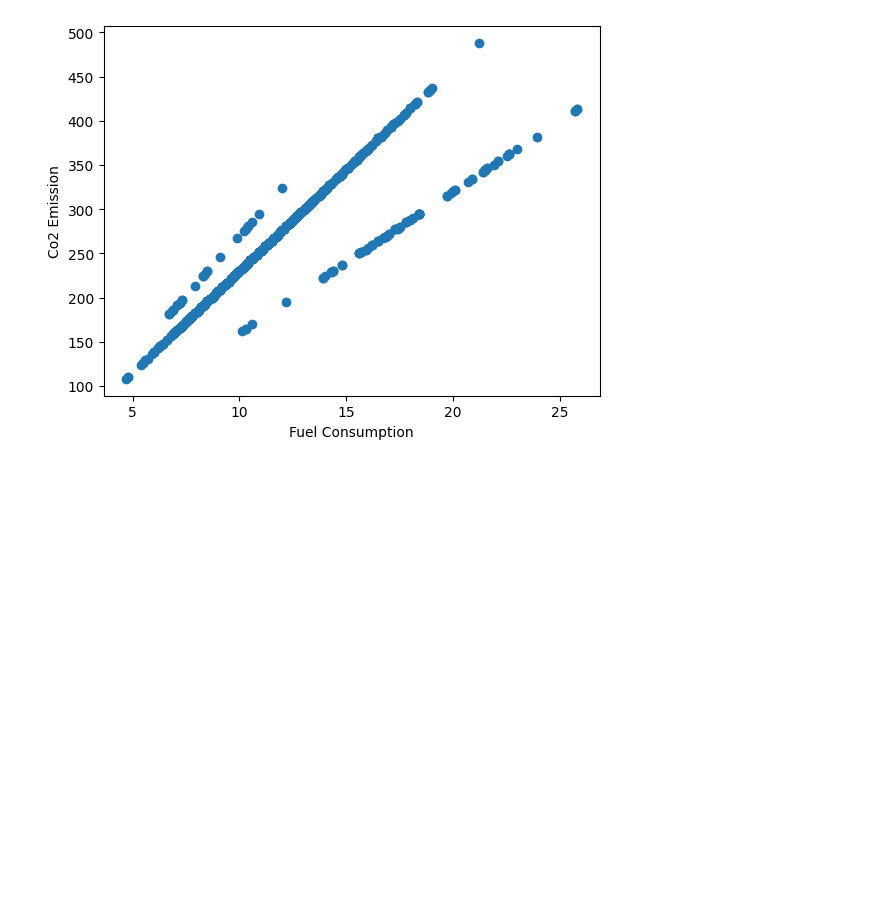
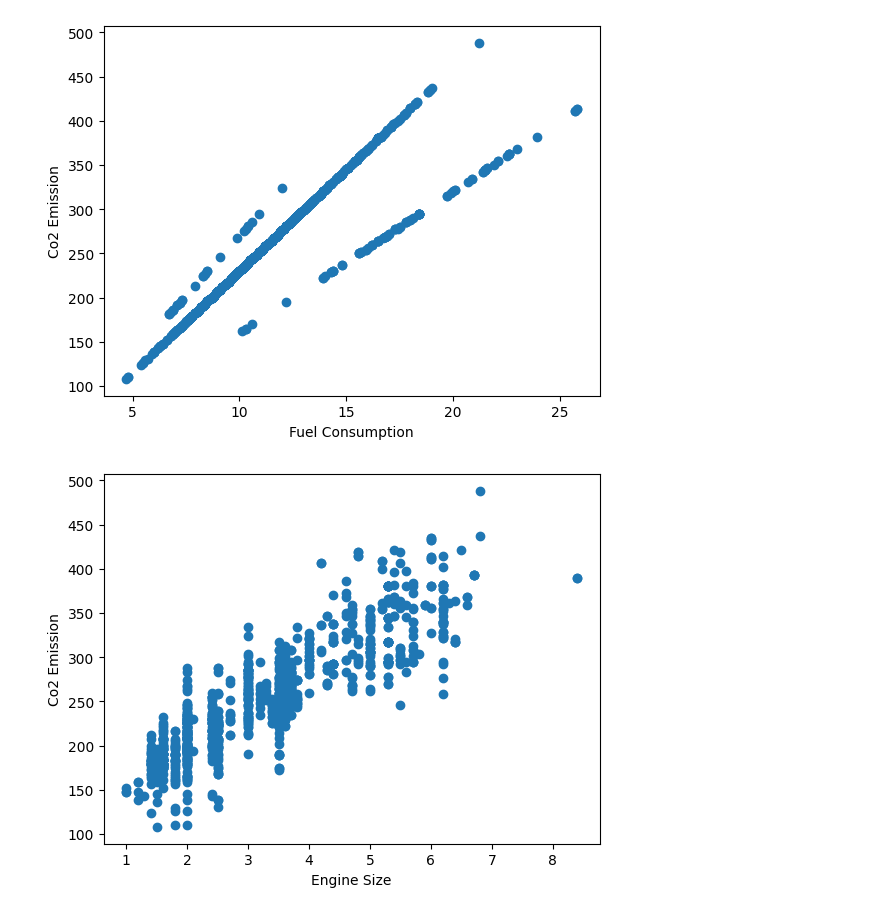
Before and after one commit to iamaryav/ai-notebooks, a Jupyter notebook: linear_reg_predict_co2_emission_fuel_consumption.ipynb, the cells around one changed output. Drawn from its saved outputs; the diff is of its cells as text; code cells hidden in the pictures; blank space fills up the shorter version.

```diff
--- a/linear_reg_predict_co2_emission_fuel_consumption.ipynb
+++ b/linear_reg_predict_co2_emission_fuel_consumption.ipynb
@@ -58,3 +59,11 @@ plt.ylabel("Co2 Emission")
 plt.show()
 # %% [output]
 [figure]
+# %%
+
+plt.scatter(cdf.ENGINESIZE, cdf.CO2EMISSIONS)
+plt.xlabel("Engine Size")
+plt.ylabel("Co2 Emission")
+plt.show()
+# %% [output]
+[figure, added]
```
Also changed, not shown: parts of 5 cells of this notebook.
